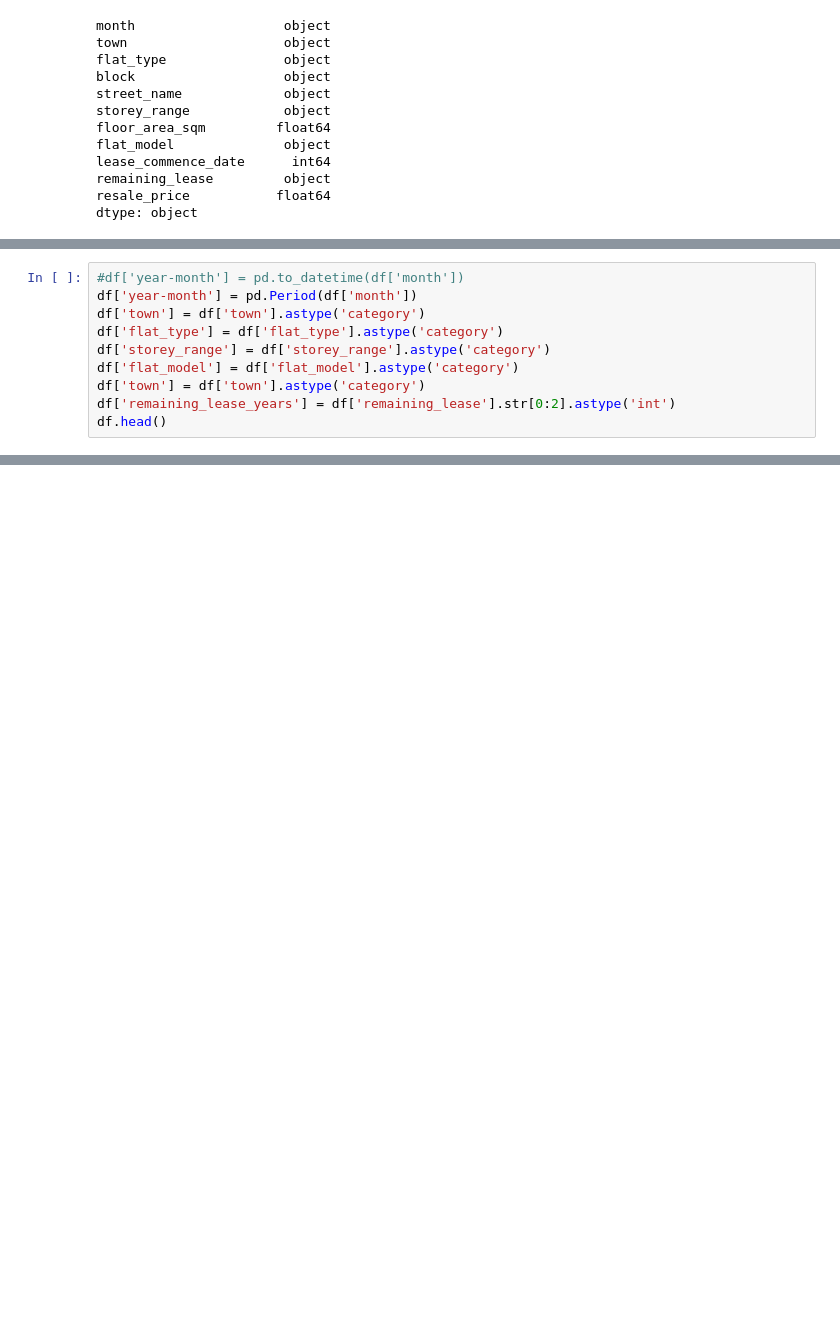
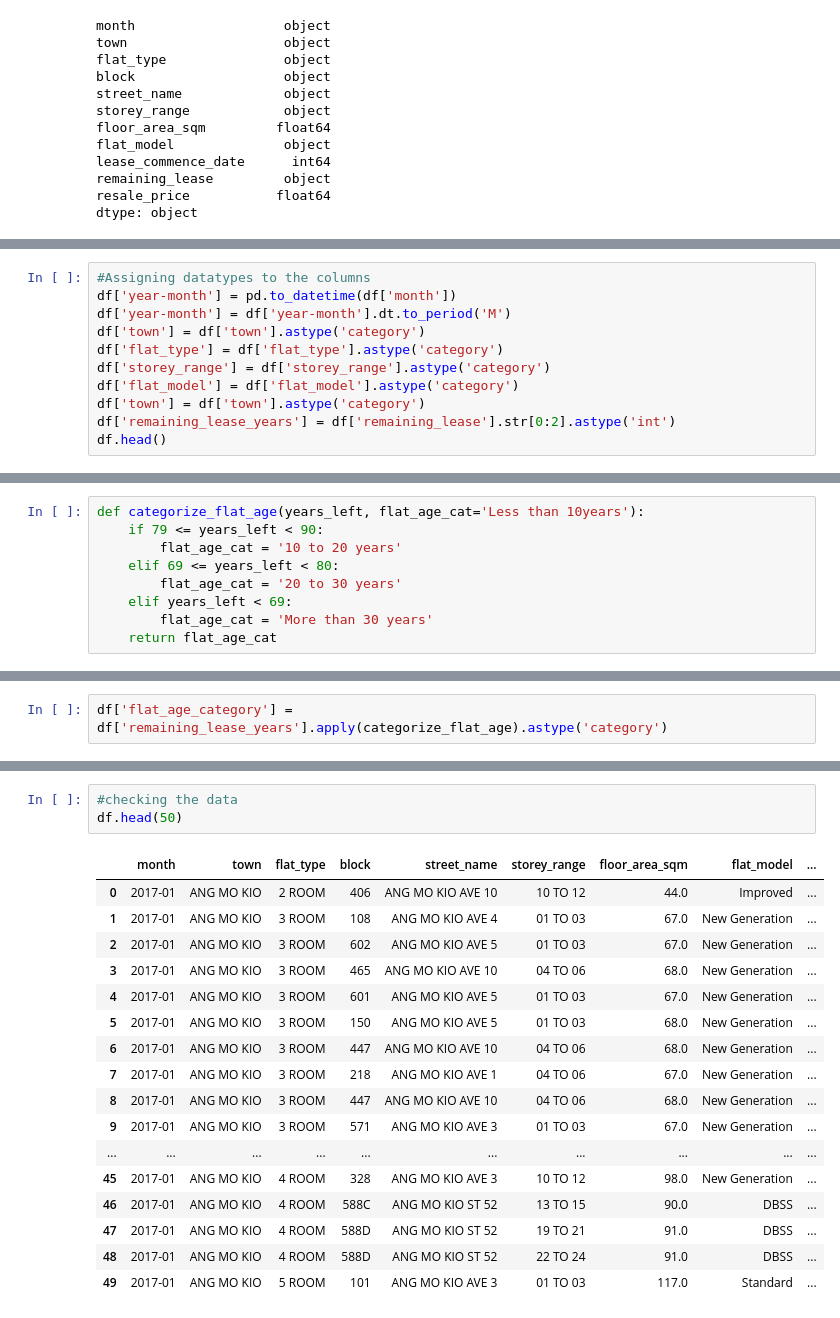
Before and after one commit to Stoic-Carp/HDB-Resale-Price-Analysis, a Jupyter notebook: data_cleaning.ipynb, the cells around one changed output, grey strips where cells are left out. Saved outputs shown, nothing was run; the diff lists cells and outputs as text; blank space fills up the shorter version.

Commit message:
categorize flat types

```diff
--- a/data_cleaning.ipynb
+++ b/data_cleaning.ipynb
@@ -36,6 +30,7 @@ Period('2017-01', 'M')
 # %%
-#df['year-month'] = pd.to_datetime(df['month'])
-df['year-month'] = pd.Period(df['month'])
+#Assigning datatypes to the columns
+df['year-month'] = pd.to_datetime(df['month'])
+df['year-month'] = df['year-month'].dt.to_period('M')
 df['town'] = df['town'].astype('category')
 df['flat_type'] = df['flat_type'].astype('category')
 df['storey_range'] = df['storey_range'].astype('category')
@@ -56,0 +48,9 @@ df.tail()
+# %%
+def categorize_flat_age(years_left, flat_age_cat='Less than 10years'):
+    if 79 <= years_left < 90:
+        flat_age_cat = '10 to 20 years'
+    elif 69 <= years_left < 80:
+        flat_age_cat = '20 to 30 years'
+    elif years_left < 69:
+        flat_age_cat = 'More than 30 years'
+    return flat_age_cat
@@ -57,3 +63,5 @@ df.tail()
+# %%
+df['flat_age_category'] = df['remaining_lease_years'].apply(categorize_flat_age).astype('category')
 # %%
 df.dtypes
 # %% [output]
@@ -73 +82,22 @@ year-month               datetime64[ns]
 dtype: object
+# %%
+#checking the data
+df.head(50)
+# %% [output]
+|  | month | town | flat_type | block | street_name | storey_range | floor_area_sqm | flat_model | ... |
+| 0 | 2017-01 | ANG MO KIO | 2 ROOM | 406 | ANG MO KIO AVE 10 | 10 TO 12 | 44.0 | Improved | ... |
+| 1 | 2017-01 | ANG MO KIO | 3 ROOM | 108 | ANG MO KIO AVE 4 | 01 TO 03 | 67.0 | New Generation | ... |
+| 2 | 2017-01 | ANG MO KIO | 3 ROOM | 602 | ANG MO KIO AVE 5 | 01 TO 03 | 67.0 | New Generation | ... |
+| 3 | 2017-01 | ANG MO KIO | 3 ROOM | 465 | ANG MO KIO AVE 10 | 04 TO 06 | 68.0 | New Generation | ... |
+| 4 | 2017-01 | ANG MO KIO | 3 ROOM | 601 | ANG MO KIO AVE 5 | 01 TO 03 | 67.0 | New Generation | ... |
+| 5 | 2017-01 | ANG MO KIO | 3 ROOM | 150 | ANG MO KIO AVE 5 | 01 TO 03 | 68.0 | New Generation | ... |
+| 6 | 2017-01 | ANG MO KIO | 3 ROOM | 447 | ANG MO KIO AVE 10 | 04 TO 06 | 68.0 | New Generation | ... |
+| 7 | 2017-01 | ANG MO KIO | 3 ROOM | 218 | ANG MO KIO AVE 1 | 04 TO 06 | 67.0 | New Generation | ... |
+| 8 | 2017-01 | ANG MO KIO | 3 ROOM | 447 | ANG MO KIO AVE 10 | 04 TO 06 | 68.0 | New Generation | ... |
+| 9 | 2017-01 | ANG MO KIO | 3 ROOM | 571 | ANG MO KIO AVE 3 | 01 TO 03 | 67.0 | New Generation | ... |
+| ... | ... | ... | ... | ... | ... | ... | ... | ... | ... |
+| 45 | 2017-01 | ANG MO KIO | 4 ROOM | 328 | ANG MO KIO AVE 3 | 10 TO 12 | 98.0 | New Generation | ... |
+| 46 | 2017-01 | ANG MO KIO | 4 ROOM | 588C | ANG MO KIO ST 52 | 13 TO 15 | 90.0 | DBSS | ... |
+| 47 | 2017-01 | ANG MO KIO | 4 ROOM | 588D | ANG MO KIO ST 52 | 19 TO 21 | 91.0 | DBSS | ... |
+| 48 | 2017-01 | ANG MO KIO | 4 ROOM | 588D | ANG MO KIO ST 52 | 22 TO 24 | 91.0 | DBSS | ... |
+| 49 | 2017-01 | ANG MO KIO | 5 ROOM | 101 | ANG MO KIO AVE 3 | 01 TO 03 | 117.0 | Standard | ... |
```
Also changed, not shown: parts of 7 cells of this notebook.
